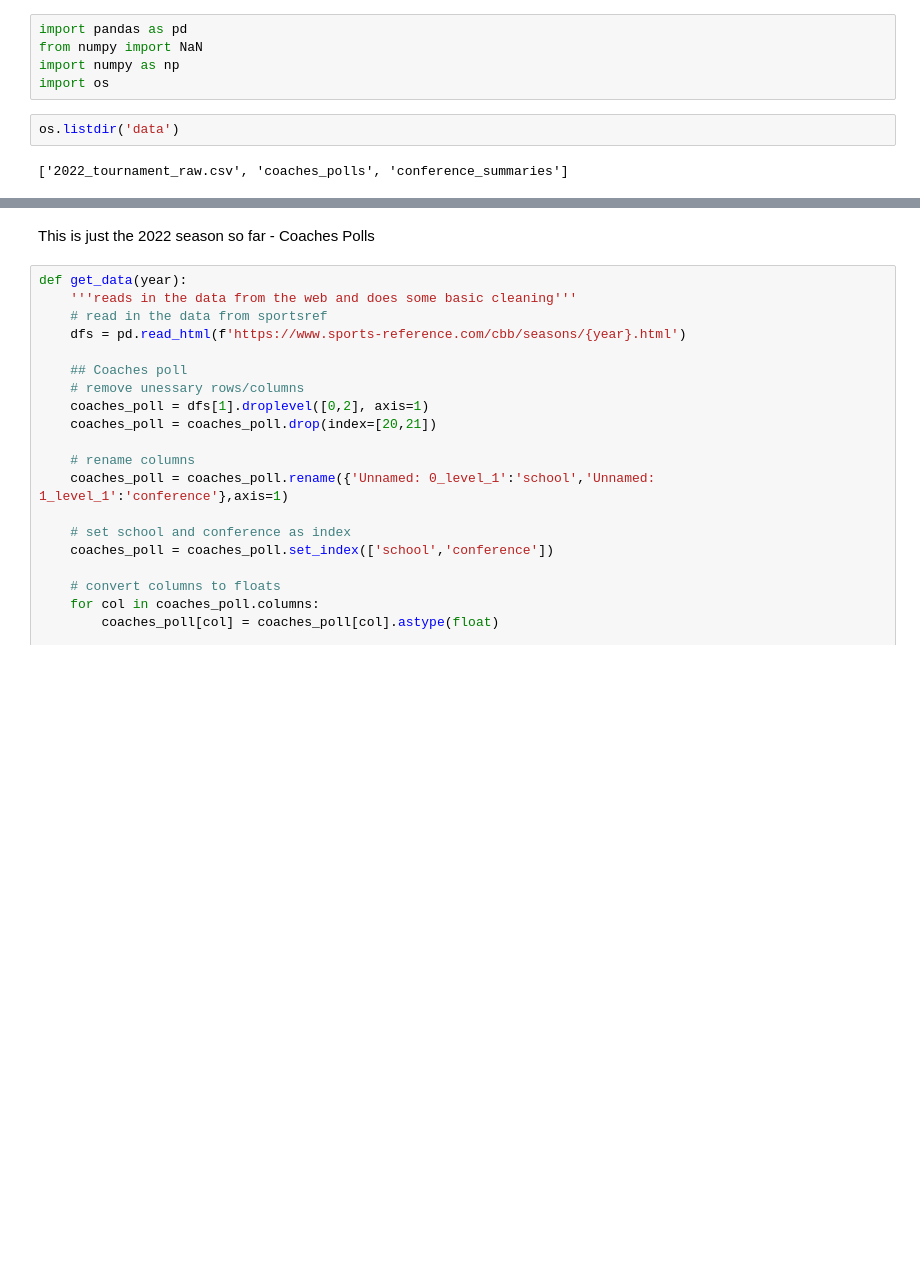
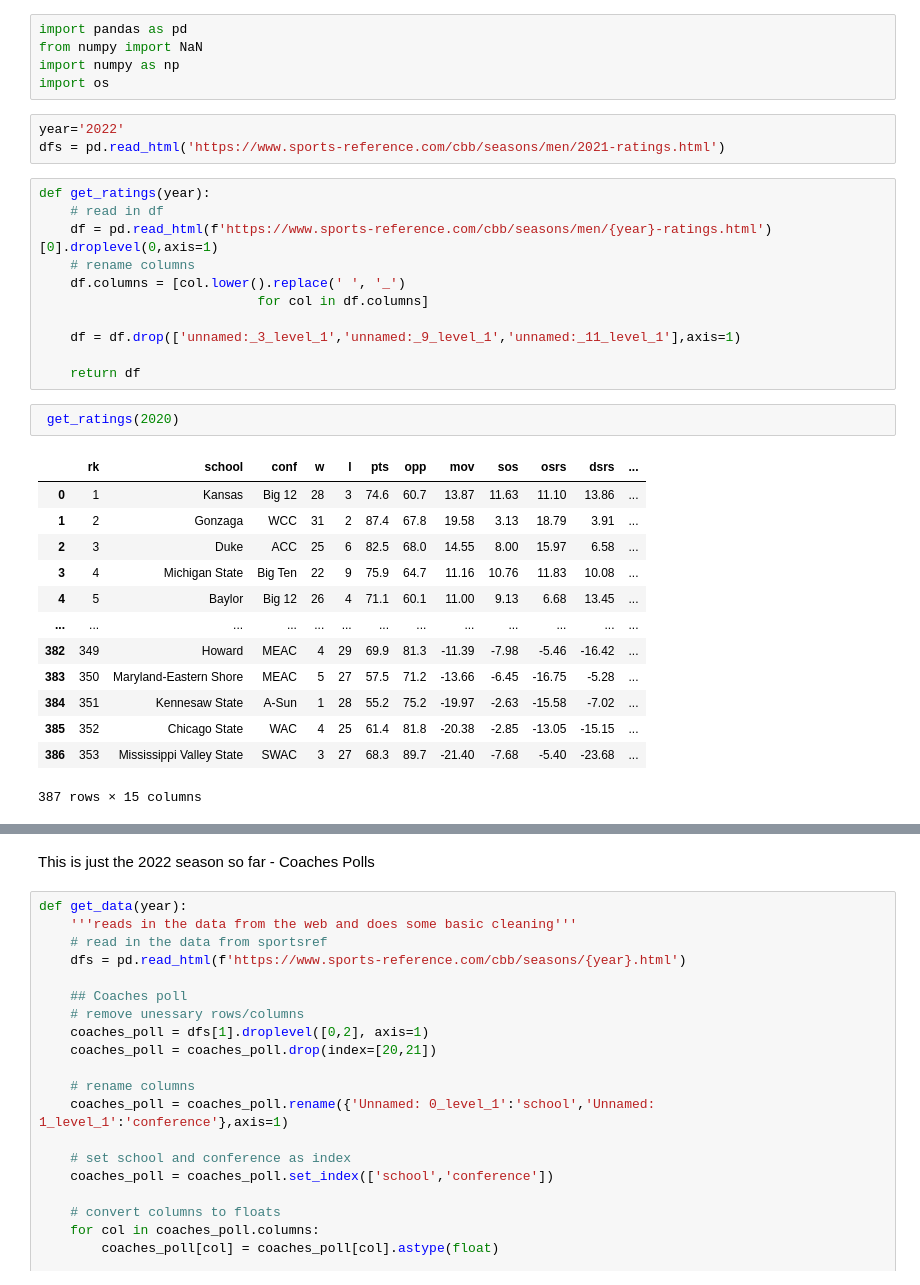
Before and after one commit to rhailper/march_madness2023, a Jupyter notebook: initial_exploration.ipynb, the cells around one changed output, grey strips where cells are left out. Saved outputs shown, nothing was run; the diff lists cells and outputs as text; blank space fills up the shorter version.

Commit message:
added ratings

```diff
--- a/initial_exploration.ipynb
+++ b/initial_exploration.ipynb
@@ -3,7 +3,33 @@ import pandas as pd
 from numpy import NaN
 import numpy as np
 import os
-# %%
-os.listdir('data')
-# %% [output]
-['2022_tournament_raw.csv', 'coaches_polls', 'conference_summaries']
+# %%
+year='2022'
+dfs = pd.read_html('https://www.sports-reference.com/cbb/seasons/men/2021-ratings.html')
+# %%
+def get_ratings(year):
+    # read in df
+    df = pd.read_html(f'https://www.sports-reference.com/cbb/seasons/men/{year}-ratings.html')[0].droplevel(0,axis=1)
+    # rename columns
+    df.columns = [col.lower().replace(' ', '_')
+                            for col in df.columns]
+
+    df = df.drop(['unnamed:_3_level_1','unnamed:_9_level_1','unnamed:_11_level_1'],axis=1)
+
+    return df
+# %%
+ get_ratings(2020)
+# %% [output]
+|  | rk | school | conf | w | l | pts | opp | mov | sos | osrs | dsrs | ... |
+| 0 | 1 | Kansas | Big 12 | 28 | 3 | 74.6 | 60.7 | 13.87 | 11.63 | 11.10 | 13.86 | ... |
+| 1 | 2 | Gonzaga | WCC | 31 | 2 | 87.4 | 67.8 | 19.58 | 3.13 | 18.79 | 3.91 | ... |
+| 2 | 3 | Duke | ACC | 25 | 6 | 82.5 | 68.0 | 14.55 | 8.00 | 15.97 | 6.58 | ... |
+| 3 | 4 | Michigan State | Big Ten | 22 | 9 | 75.9 | 64.7 | 11.16 | 10.76 | 11.83 | 10.08 | ... |
+| 4 | 5 | Baylor | Big 12 | 26 | 4 | 71.1 | 60.1 | 11.00 | 9.13 | 6.68 | 13.45 | ... |
+| ... | ... | ... | ... | ... | ... | ... | ... | ... | ... | ... | ... | ... |
+| 382 | 349 | Howard | MEAC | 4 | 29 | 69.9 | 81.3 | -11.39 | -7.98 | -5.46 | -16.42 | ... |
+| 383 | 350 | Maryland-Eastern Shore | MEAC | 5 | 27 | 57.5 | 71.2 | -13.66 | -6.45 | -16.75 | -5.28 | ... |
+| 384 | 351 | Kennesaw State | A-Sun | 1 | 28 | 55.2 | 75.2 | -19.97 | -2.63 | -15.58 | -7.02 | ... |
+| 385 | 352 | Chicago State | WAC | 4 | 25 | 61.4 | 81.8 | -20.38 | -2.85 | -13.05 | -15.15 | ... |
+| 386 | 353 | Mississippi Valley State | SWAC | 3 | 27 | 68.3 | 89.7 | -21.40 | -7.68 | -5.40 | -23.68 | ... |
+387 rows × 15 columns
```
Also changed, not shown: parts of 3 cells of this notebook, 12 other files.
